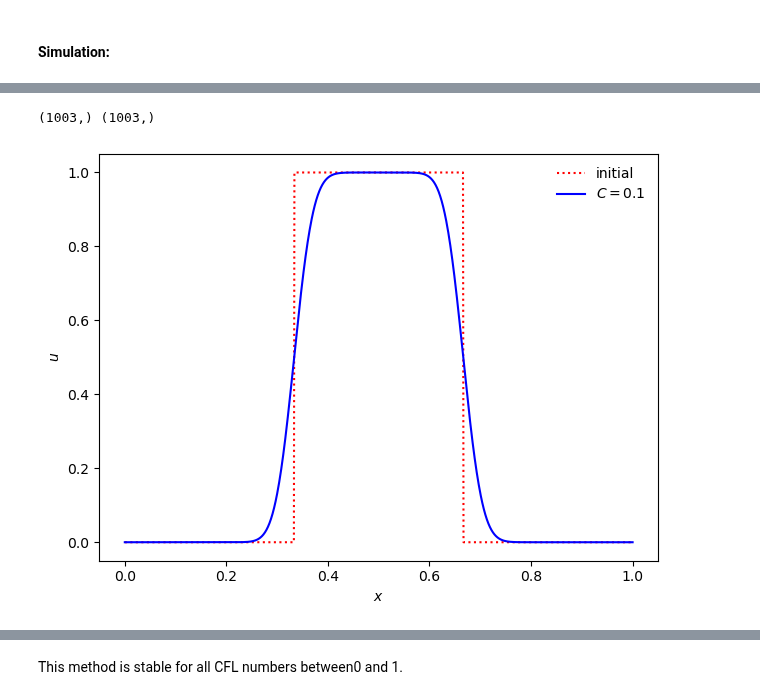
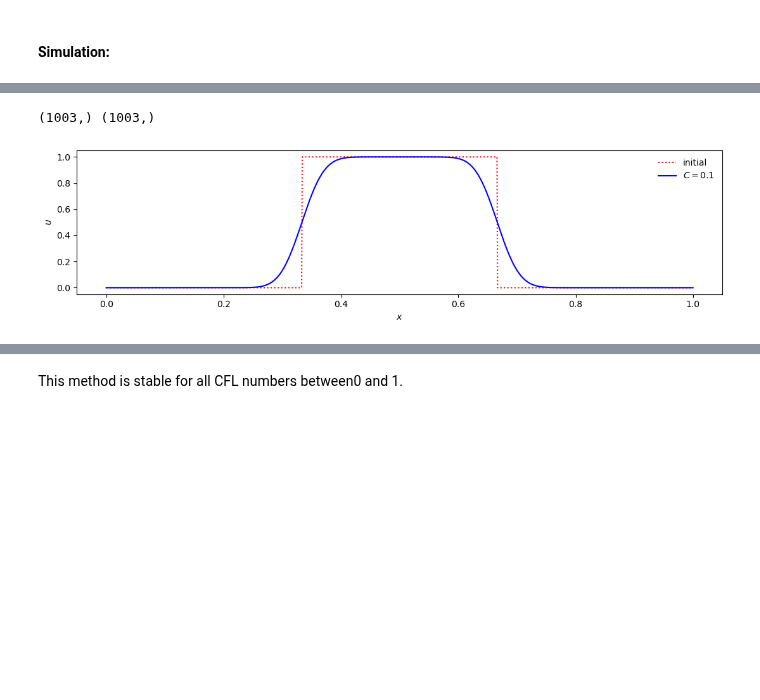
Before and after one commit to DaVas1410/computational-physics-2, a Jupyter notebook: unit-5/502-wave-equation-UPWIND-method.ipynb, the cells around one changed output, grey strips where cells are left out. Drawn from its saved outputs; the diff is of its cells as text; code cells hidden in the pictures; blank space fills up the shorter version.

```diff
--- a/unit-5/502-wave-equation-UPWIND-method.ipynb
+++ b/unit-5/502-wave-equation-UPWIND-method.ipynb
@@ -235,35 +233,35 @@ t = 0.
 #print(ng+1, nx+ng)
 
 # While statement
 while t < t_period:
 
     u_sln0[ng-1]  = u_sln0[nx+ng-2]
     u_sln0[nx+ng] = u_sln0[ng+1]
 
     for i in range(ng, ng+nx):
         u_sln[i] = u_sln0[i] - cfl*(u_sln0[i] - u_sln0[i-1])
 
     u_sln0[:] = u_sln[:]
     t += delta_t
 
 
 # Plot the initial profile
-
+plt.figure(figsize = (11,3))
 plt.plot(x[ng:ng+nx], y_0[ng:ng+nx], ls=":", color = 'red', label="initial")
 
 plt.plot(x[ng:ng+nx],u_sln[ng:ng+nx], color = 'blue', label=r"$C = {}$".format(cfl))
 
 plt.xlabel(r"$x$")
 plt.ylabel(r"$u$")
 
 plt.legend(frameon=False, loc="best")
 
 plt.tight_layout()
 
 plt.show()
 # %% [output]
 (1003,) (1003,)
-[figure, old version]
+[figure, new version]
 # %%
 # Empty array that will store our slns
 u_sln0 = np.zeros((len(x)), dtype=np.float64)
```
Also changed, not shown: parts of 12 cells of this notebook, 3 other files.
